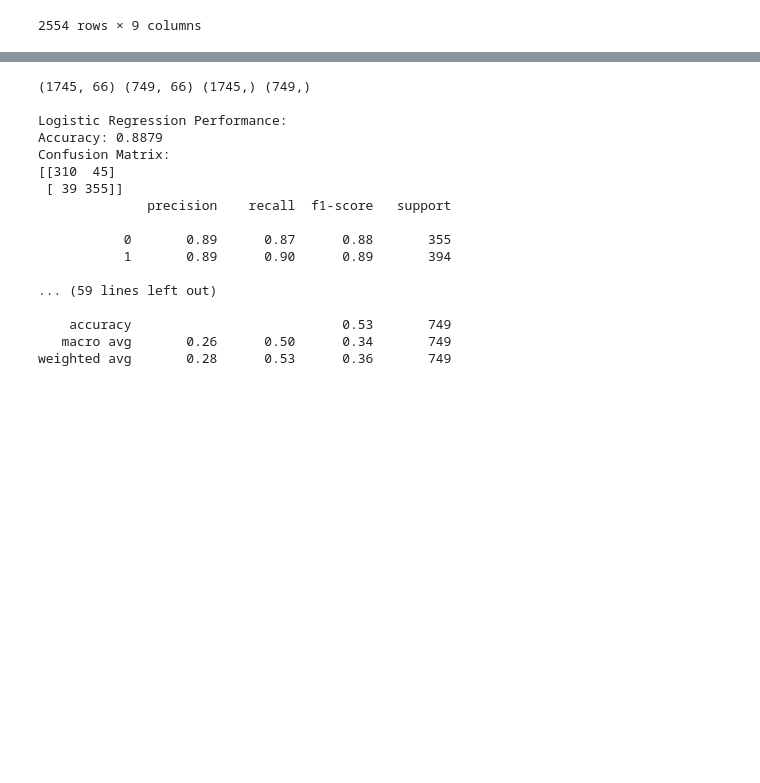
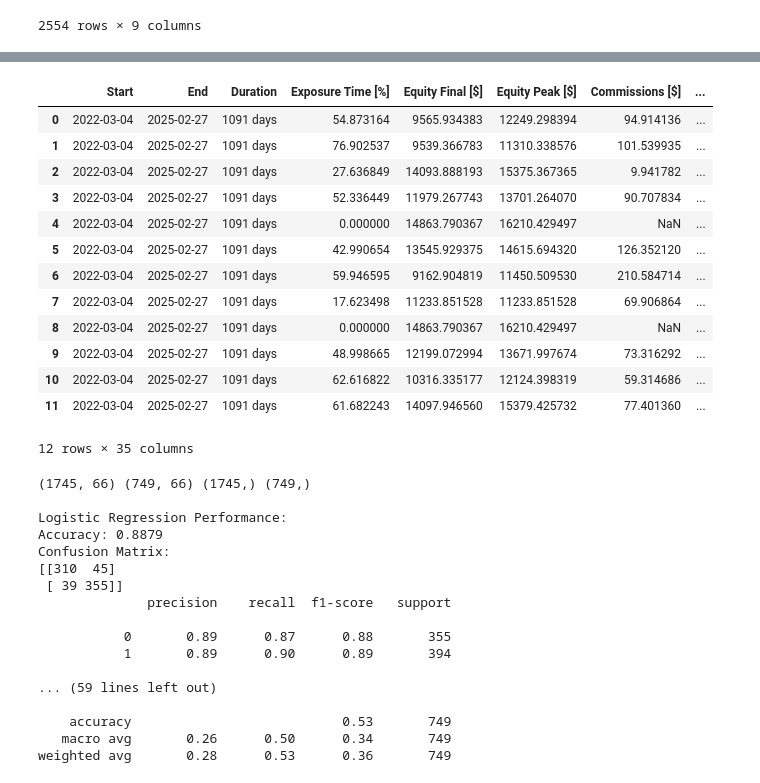
Before and after one commit to SacSresta/Research, a Jupyter notebook: notebook/stage_07_backtesting_model.ipynb, the cells around one changed output, grey strips where cells are left out. Drawn from its saved outputs; the diff is of its cells as text; code cells hidden in the pictures; blank space fills up the shorter version.

```diff
--- a/notebook/stage_07_backtesting_model.ipynb
+++ b/notebook/stage_07_backtesting_model.ipynb
@@ -120,3 +367,20 @@ Confusion Matrix:
+# %%
+random_df
+# %% [output]
+|  | Start | End | Duration | Exposure Time [%] | Equity Final [$] | Equity Peak [$] | Commissions [$] | ... |
+| 0 | 2022-03-04 | 2025-02-27 | 1091 days | 54.873164 | 9565.934383 | 12249.298394 | 94.914136 | ... |
+| 1 | 2022-03-04 | 2025-02-27 | 1091 days | 76.902537 | 9539.366783 | 11310.338576 | 101.539935 | ... |
+| 2 | 2022-03-04 | 2025-02-27 | 1091 days | 27.636849 | 14093.888193 | 15375.367365 | 9.941782 | ... |
+| 3 | 2022-03-04 | 2025-02-27 | 1091 days | 52.336449 | 11979.267743 | 13701.264070 | 90.707834 | ... |
+| 4 | 2022-03-04 | 2025-02-27 | 1091 days | 0.000000 | 14863.790367 | 16210.429497 | NaN | ... |
+| 5 | 2022-03-04 | 2025-02-27 | 1091 days | 42.990654 | 13545.929375 | 14615.694320 | 126.352120 | ... |
+| 6 | 2022-03-04 | 2025-02-27 | 1091 days | 59.946595 | 9162.904819 | 11450.509530 | 210.584714 | ... |
+| 7 | 2022-03-04 | 2025-02-27 | 1091 days | 17.623498 | 11233.851528 | 11233.851528 | 69.906864 | ... |
+| 8 | 2022-03-04 | 2025-02-27 | 1091 days | 0.000000 | 14863.790367 | 16210.429497 | NaN | ... |
+| 9 | 2022-03-04 | 2025-02-27 | 1091 days | 48.998665 | 12199.072994 | 13671.997674 | 73.316292 | ... |
+| 10 | 2022-03-04 | 2025-02-27 | 1091 days | 62.616822 | 10316.335177 | 12124.398319 | 59.314686 | ... |
+| 11 | 2022-03-04 | 2025-02-27 | 1091 days | 61.682243 | 14097.946560 | 15379.425732 | 77.401360 | ... |
+12 rows × 35 columns
 # %%
 X_train_scaled,X_test_scaled = scaling_function(X_train,X_test)
 print(X_train_scaled.shape,X_test_scaled.shape,y_train.shape,y_test.shape)
```
Also changed, not shown: parts of 6 cells of this notebook, 7 other files.
